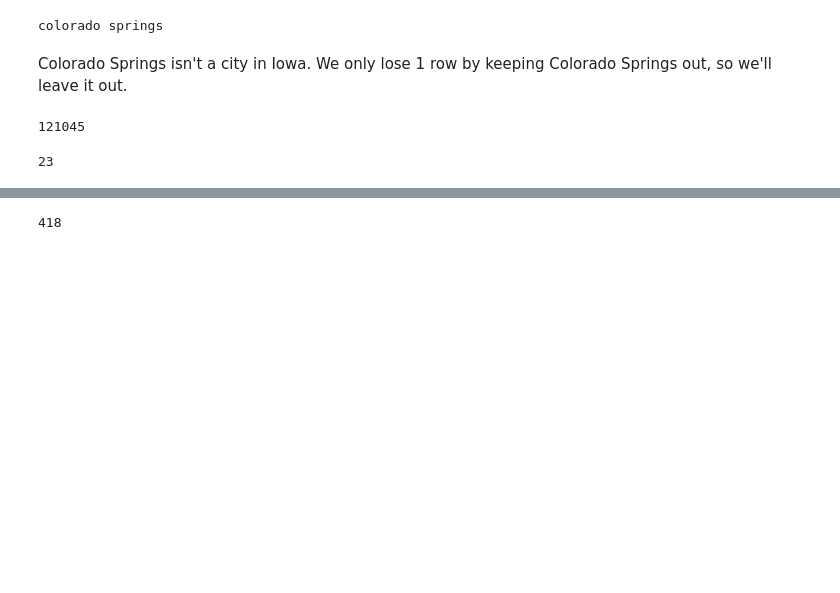
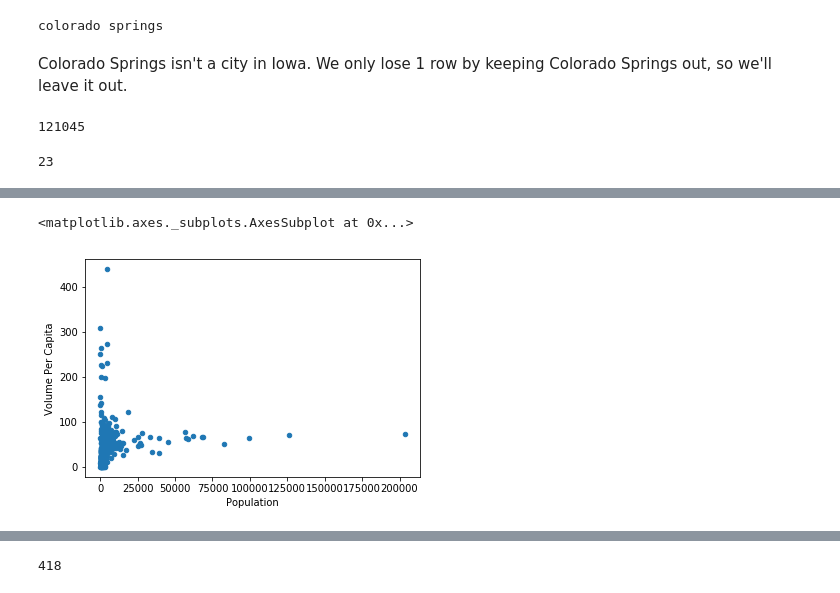
Before and after one commit to likhitanarayana/Iowa-Liquor-Sales, a Jupyter notebook: FeatureEngineering.ipynb, the cells around one changed output, grey strips where cells are left out. Saved outputs shown, nothing was run; the diff lists cells and outputs as text; code cells hidden in the pictures; blank space fills up the shorter version.

```diff
--- a/FeatureEngineering.ipynb
+++ b/FeatureEngineering.ipynb
@@ -84,0 +104,11 @@ merged.head()
+# %%
+correct = merged.groupby('City')[['Volume Per Capita', 'Population']].agg({
+    'Volume Per Capita': 'sum',
+    'Population': 'mean'
+})
+correct.plot(x = 'Population',
+                                                                       y= 'Volume Per Capita',
+                                                                       kind = 'scatter')
+# %% [output]
+<matplotlib.axes._subplots.AxesSubplot at 0x...>
+[figure, added]
```
Also changed, not shown: parts of 17 cells of this notebook.
